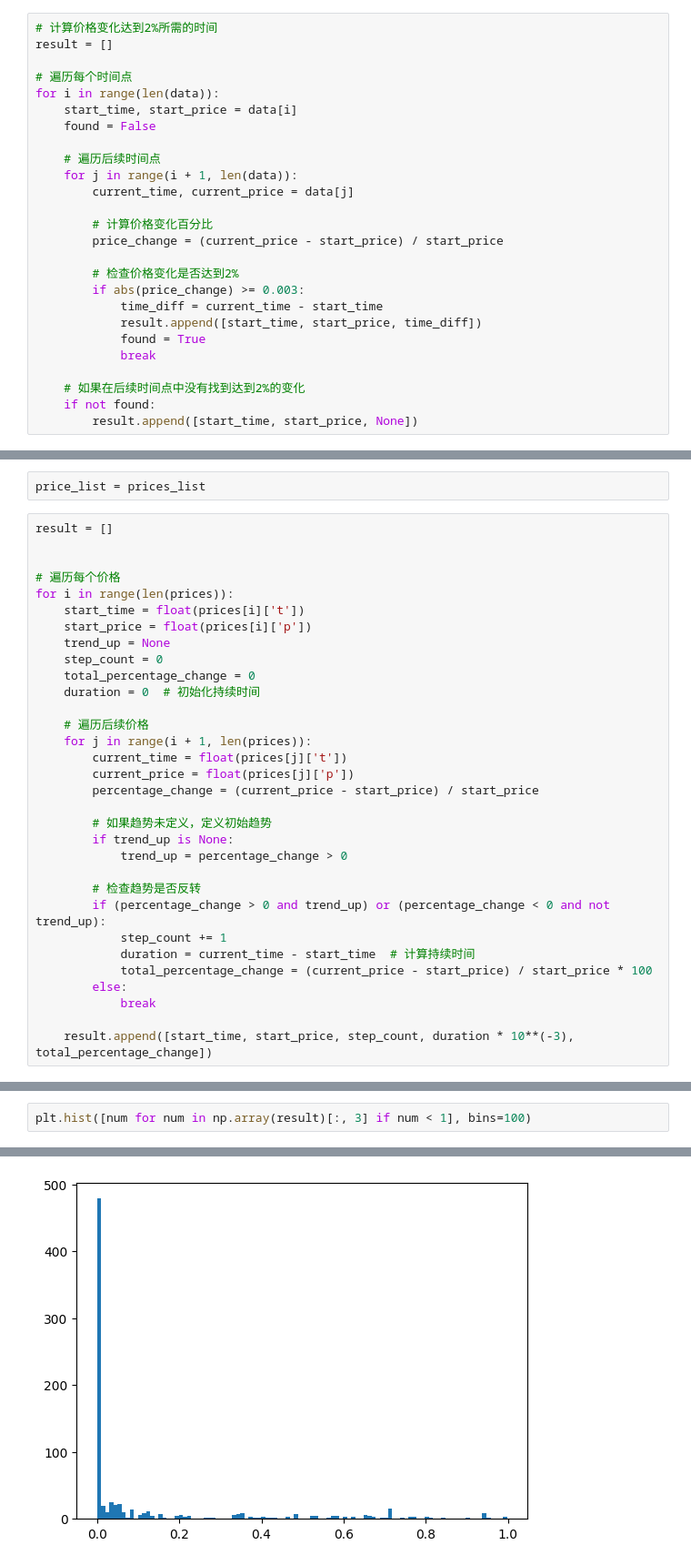
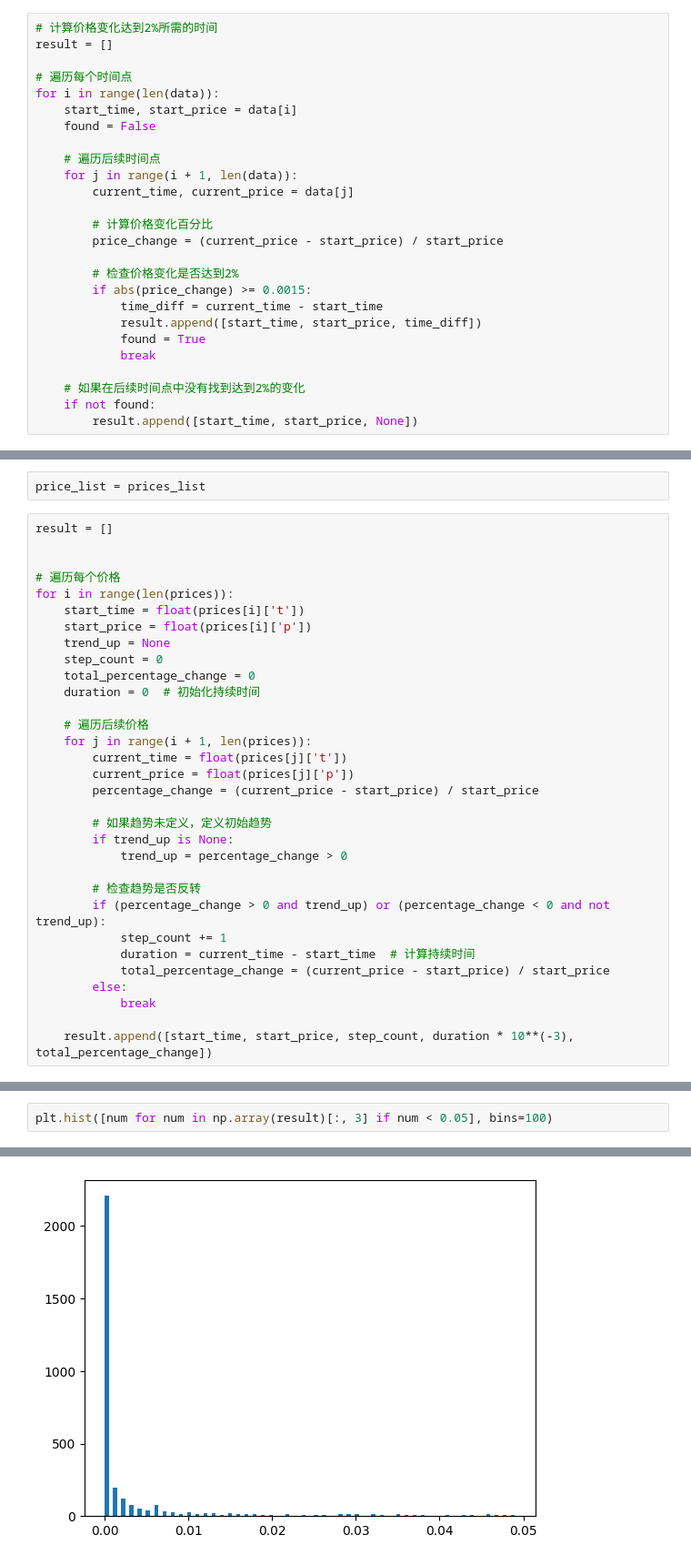
Before and after one commit to washingtonbase/binance, a Jupyter notebook: price-plot.ipynb, the cells around one changed output, grey strips where cells are left out. Shown at 91% size. Drawn from its saved outputs; the diff is of its cells as text.

```diff
--- a/price-plot.ipynb
+++ b/price-plot.ipynb
@@ -120,7 +141,7 @@ for i in range(len(data)):
         price_change = (current_price - start_price) / start_price
 
         # 检查价格变化是否达到2%
-        if abs(price_change) >= 0.003:
+        if abs(price_change) >= 0.0015:
             time_diff = current_time - start_time
             result.append([start_time, start_price, time_diff])
             found = True
@@ -179,7 +200,7 @@ for i in range(len(prices)):
         if (percentage_change > 0 and trend_up) or (percentage_change < 0 and not trend_up):
             step_count += 1
             duration = current_time - start_time  # 计算持续时间
-            total_percentage_change = (current_price - start_price) / start_price * 100
+            total_percentage_change = (current_price - start_price) / start_price
         else:
             break
 
@@ -233,3 +254,3 @@ plt.hist([num for num in np.array(result)[:, -1] if -0.05 <= num <= 0.05], bins=
 # %%
-plt.hist([num for num in np.array(result)[:, 3] if num < 1], bins=100)
+plt.hist([num for num in np.array(result)[:, 3] if num < 0.05], bins=100)
 # %% [output]
@@ -252,2 +273,2 @@ plt.hist([num for num in np.array(result)[:, 3] if num < 1], bins=100)
  <BarContainer object of 100 artists>)
-[figure, old version]
+[figure, new version]
```
Also changed, not shown: parts of 20 cells of this notebook.
